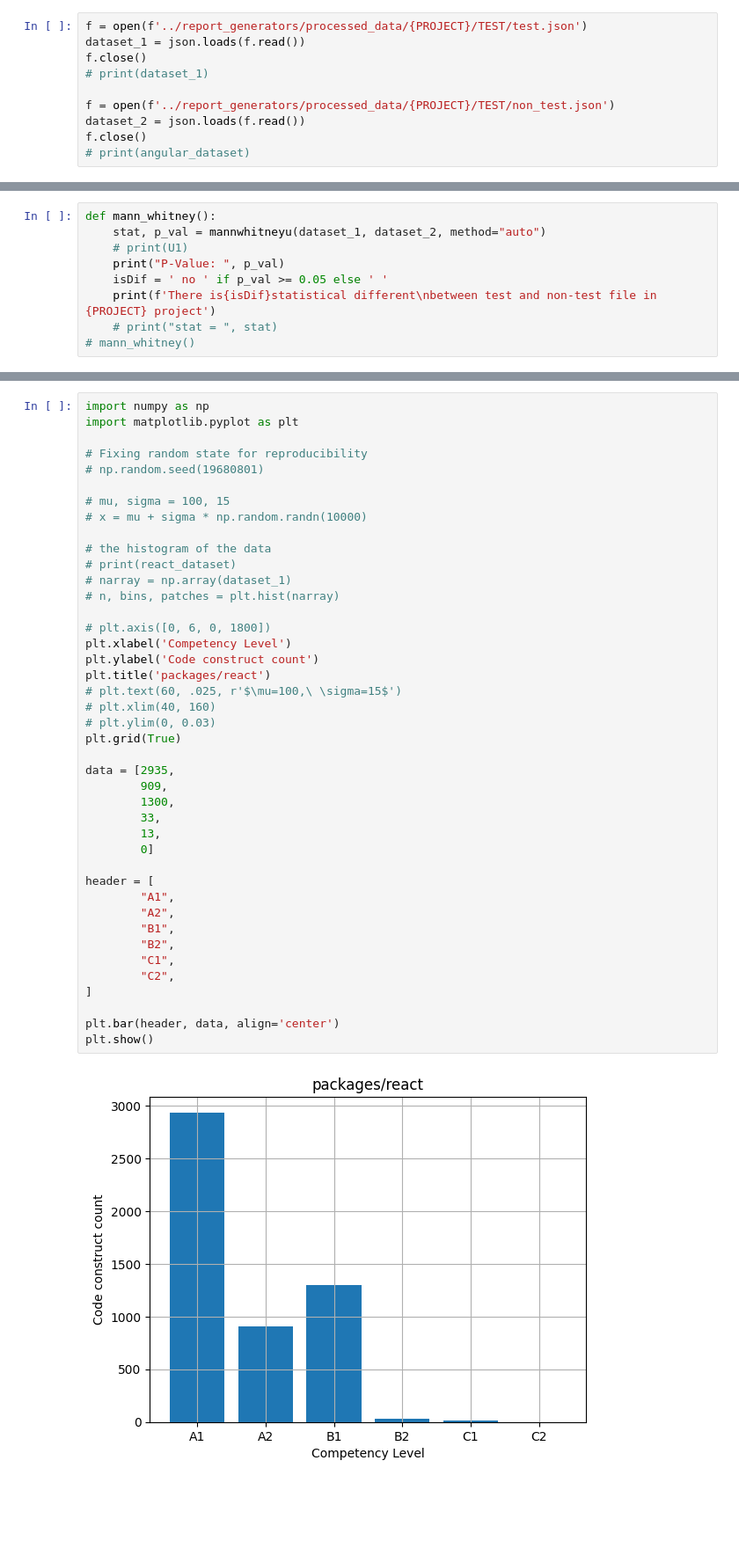
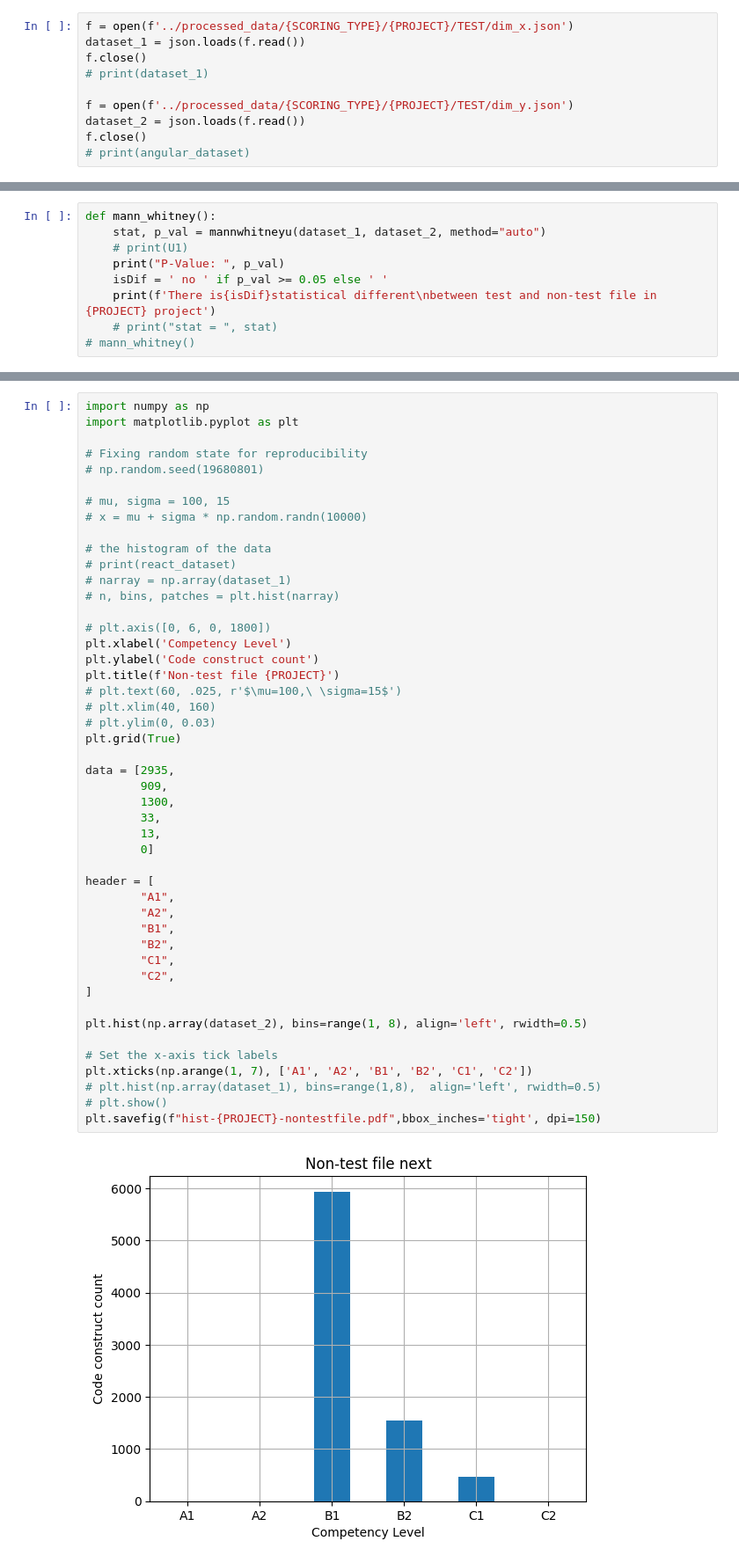
Before and after one commit to MUICT-SERU/SP2022-HelloIT-jscefr, a Jupyter notebook: statistical-test/Ttest_MannWhit.ipynb, the cells around one changed output, grey strips where cells are left out. Shown at 88% size. Cells and saved outputs as stored; diff of their text form; blank space fills up the shorter version.

```diff
--- a/statistical-test/Ttest_MannWhit.ipynb
+++ b/statistical-test/Ttest_MannWhit.ipynb
@@ -11,10 +13,10 @@ PROJECT = 'react'
 # %%
-f = open(f'../report_generators/processed_data/{PROJECT}/TEST/test.json')
+f = open(f'../processed_data/{SCORING_TYPE}/{PROJECT}/TEST/dim_x.json')
 dataset_1 = json.loads(f.read())
 f.close()
 # print(dataset_1)
 
-f = open(f'../report_generators/processed_data/{PROJECT}/TEST/non_test.json')
+f = open(f'../processed_data/{SCORING_TYPE}/{PROJECT}/TEST/dim_y.json')
 dataset_2 = json.loads(f.read())
 f.close()
 # print(angular_dataset)
@@ -168,35 +190,40 @@ import matplotlib.pyplot as plt
 # the histogram of the data
 # print(react_dataset)
 # narray = np.array(dataset_1)
 # n, bins, patches = plt.hist(narray)
 
 # plt.axis([0, 6, 0, 1800])
 plt.xlabel('Competency Level')
 plt.ylabel('Code construct count')
-plt.title('packages/react')
+plt.title(f'Non-test file {PROJECT}')
 # plt.text(60, .025, r'$\mu=100,\ \sigma=15$')
 # plt.xlim(40, 160)
 # plt.ylim(0, 0.03)
 plt.grid(True)
 
 data = [2935,
         909,
         1300,
         33,
         13,
         0]
 
 header = [
         "A1",
         "A2",
         "B1",
         "B2",
         "C1",
         "C2",
 ]
 
-plt.bar(header, data, align='center')
-plt.show()
+plt.hist(np.array(dataset_2), bins=range(1, 8), align='left', rwidth=0.5)
+
+# Set the x-axis tick labels
+plt.xticks(np.arange(1, 7), ['A1', 'A2', 'B1', 'B2', 'C1', 'C2'])
+# plt.hist(np.array(dataset_1), bins=range(1,8),  align='left', rwidth=0.5)
+# plt.show()
+plt.savefig(f"hist-{PROJECT}-nontestfile.pdf",bbox_inches='tight', dpi=150)
 # %% [output]
-[figure, old version]
+[figure, new version]
 # %%
```
Also changed, not shown: parts of 10 cells of this notebook, 12 other files.
